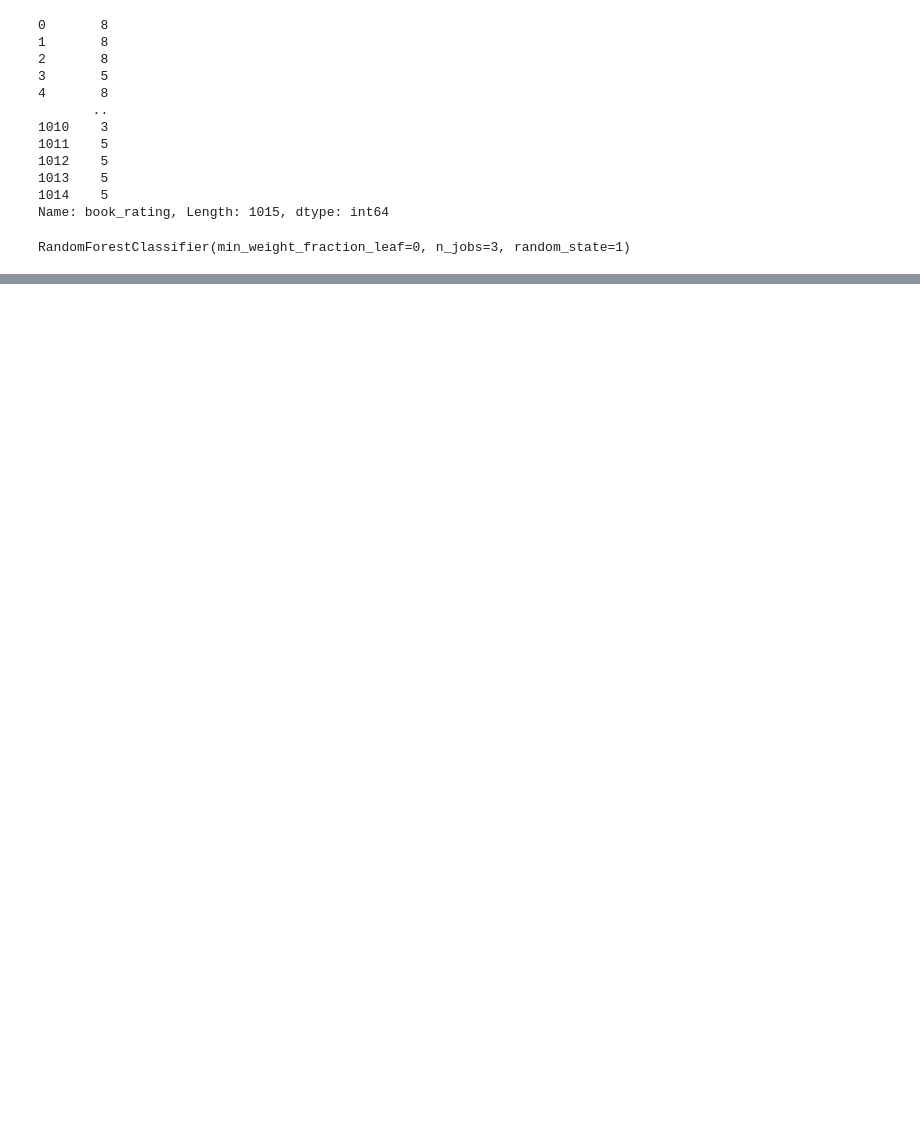
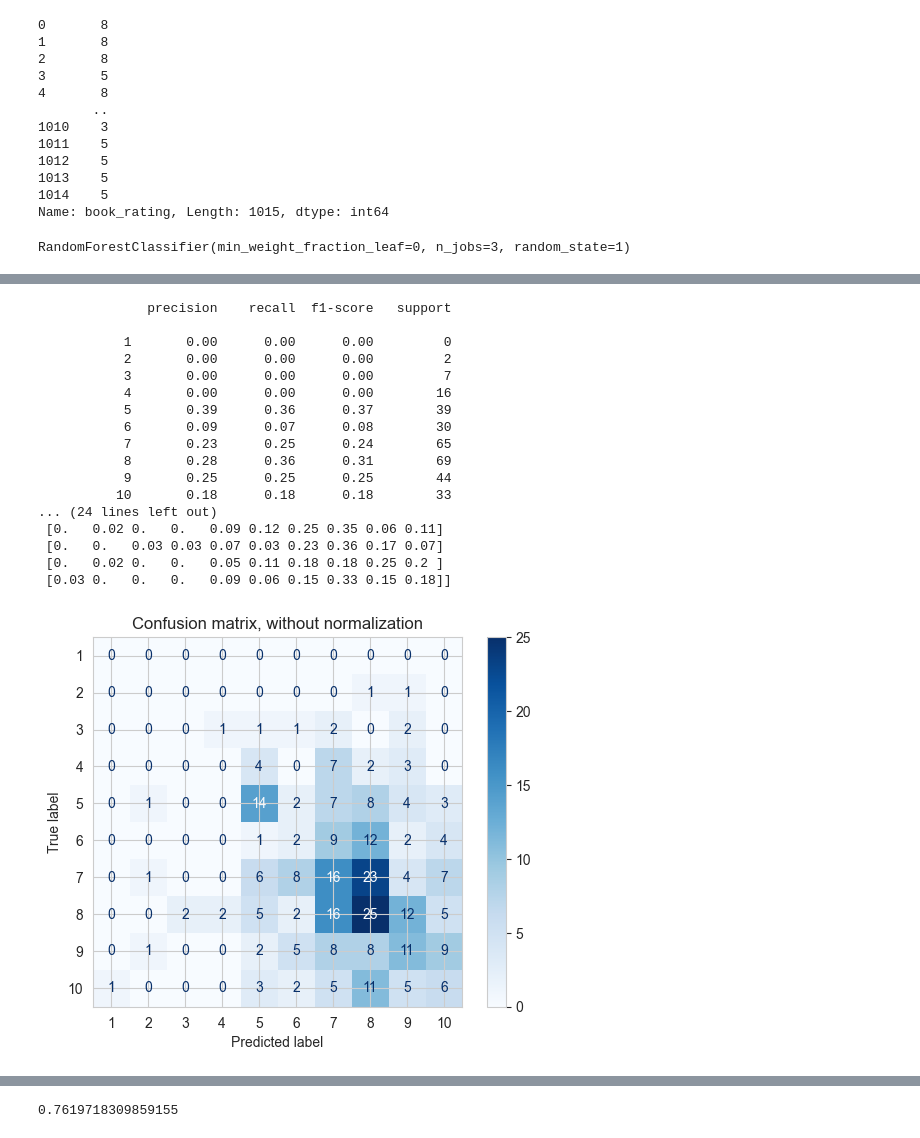
Before and after one commit to fichtnerma/Recommender, a Jupyter notebook: rf-bookCrossing6.ipynb, the cells around one changed output, grey strips where cells are left out. Drawn from its saved outputs; the diff is of its cells as text; code cells hidden in the pictures; blank space fills up the shorter version.

```diff
--- a/rf-bookCrossing6.ipynb
+++ b/rf-bookCrossing6.ipynb
@@ -116,0 +138,51 @@ weighted avg       0.21      0.21      0.21       305
+# %%
+print(classification_report(y_test, rfc_pred))
+print(accuracy_score(y_test, rfc_pred) * 100)
+import numpy as np
+import pandas as pd
+import matplotlib.pyplot as plt
+from sklearn.metrics import ConfusionMatrixDisplay
+
+classifier = rfc
+
+np.set_printoptions(precision=2)
+
+# Plot non-normalized confusion matrix
+titles_options = [
+    ("Confusion matrix, without normalization", None),
+    ("Normalized confusion matrix", "true"),
+]
+for title, normalize in titles_options:
+    disp = ConfusionMatrixDisplay.from_estimator(
+        classifier,
+        X_test,
+        y_test,
+        # display_labels=class_names,
+        cmap=plt.cm.Blues,
+        normalize=normalize,
+    )
+    disp.ax_.set_title(title)
+
+    print(title)
+    print(disp.confusion_matrix)
+
+plt.show()
+# %% [output]
+              precision    recall  f1-score   support
+
+           1       0.00      0.00      0.00         0
+           2       0.00      0.00      0.00         2
+           3       0.00      0.00      0.00         7
+           4       0.00      0.00      0.00        16
+           5       0.39      0.36      0.37        39
+           6       0.09      0.07      0.08        30
+           7       0.23      0.25      0.24        65
+           8       0.28      0.36      0.31        69
+           9       0.25      0.25      0.25        44
+          10       0.18      0.18      0.18        33
+... (24 lines left out)
+ [0.   0.02 0.   0.   0.09 0.12 0.25 0.35 0.06 0.11]
+ [0.   0.   0.03 0.03 0.07 0.03 0.23 0.36 0.17 0.07]
+ [0.   0.02 0.   0.   0.05 0.11 0.18 0.18 0.25 0.2 ]
+ [0.03 0.   0.   0.   0.09 0.06 0.15 0.33 0.15 0.18]]
+[figure, added]
@@ -116,0 +190,4 @@ weighted avg       0.21      0.21      0.21       305
+# %%
+rfc.score(X_train, y_train)
+# %% [output]
+0.7619718309859155
```
Also changed, not shown: parts of 8 cells of this notebook, 1 other file.
